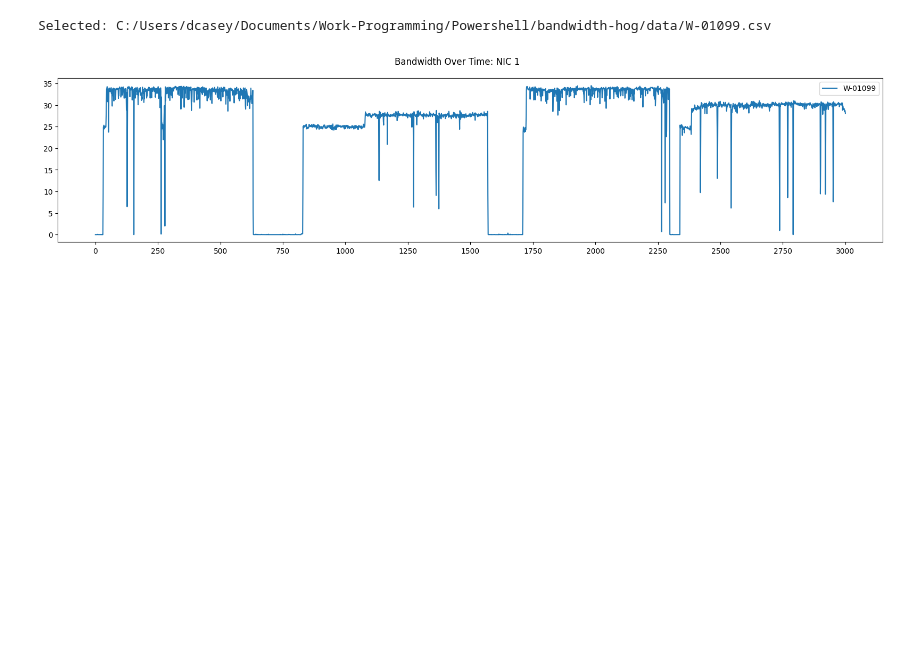
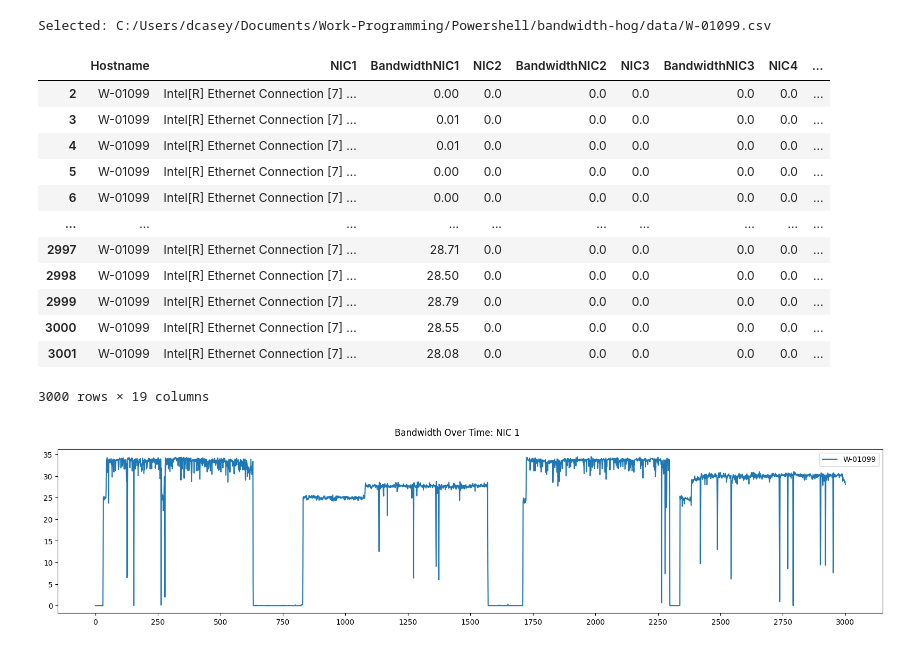
Before and after one commit to DevonCasey/bandwidth-hog, a Jupyter notebook: visualization_notebook.ipynb, the cells around one changed output. Drawn from its saved outputs; the diff is of its cells as text; code cells hidden in the pictures; blank space fills up the shorter version.

```diff
--- a/visualization_notebook.ipynb
+++ b/visualization_notebook.ipynb
@@ -26,6 +26,22 @@ print('Selected: ' + filename)
 Selected: C:/Users/dcasey/Documents/Work-Programming/Powershell/bandwidth-hog/data/W-01099.csv
 # %%
 df = df.tail(-1)
+df = df.fillna(0)
+df
+# %% [output]
+|  | Hostname | NIC1 | BandwidthNIC1 | NIC2 | BandwidthNIC2 | NIC3 | BandwidthNIC3 | NIC4 | ... |
+| 2 | W-01099 | Intel[R] Ethernet Connection [7] ... | 0.00 | 0.0 | 0.0 | 0.0 | 0.0 | 0.0 | ... |
+| 3 | W-01099 | Intel[R] Ethernet Connection [7] ... | 0.01 | 0.0 | 0.0 | 0.0 | 0.0 | 0.0 | ... |
+| 4 | W-01099 | Intel[R] Ethernet Connection [7] ... | 0.01 | 0.0 | 0.0 | 0.0 | 0.0 | 0.0 | ... |
+| 5 | W-01099 | Intel[R] Ethernet Connection [7] ... | 0.00 | 0.0 | 0.0 | 0.0 | 0.0 | 0.0 | ... |
+| 6 | W-01099 | Intel[R] Ethernet Connection [7] ... | 0.00 | 0.0 | 0.0 | 0.0 | 0.0 | 0.0 | ... |
+| ... | ... | ... | ... | ... | ... | ... | ... | ... | ... |
+| 2997 | W-01099 | Intel[R] Ethernet Connection [7] ... | 28.71 | 0.0 | 0.0 | 0.0 | 0.0 | 0.0 | ... |
+| 2998 | W-01099 | Intel[R] Ethernet Connection [7] ... | 28.50 | 0.0 | 0.0 | 0.0 | 0.0 | 0.0 | ... |
+| 2999 | W-01099 | Intel[R] Ethernet Connection [7] ... | 28.79 | 0.0 | 0.0 | 0.0 | 0.0 | 0.0 | ... |
+| 3000 | W-01099 | Intel[R] Ethernet Connection [7] ... | 28.55 | 0.0 | 0.0 | 0.0 | 0.0 | 0.0 | ... |
+| 3001 | W-01099 | Intel[R] Ethernet Connection [7] ... | 28.08 | 0.0 | 0.0 | 0.0 | 0.0 | 0.0 | ... |
+3000 rows × 19 columns
 # %%
 ## NIC 1 ##
 x_ticks = 250 # a tick every 250 cycles
```
Also changed, not shown: parts of 1 cell of this notebook, 1 other file.
